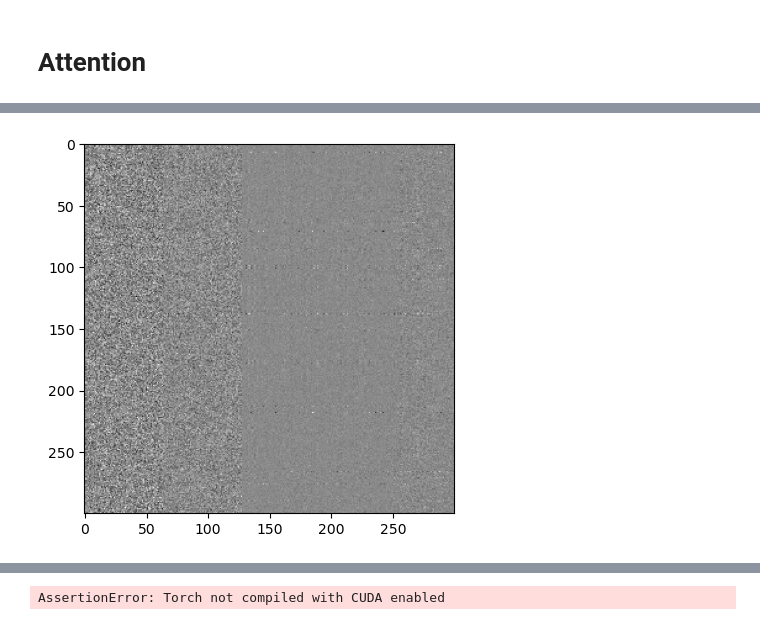
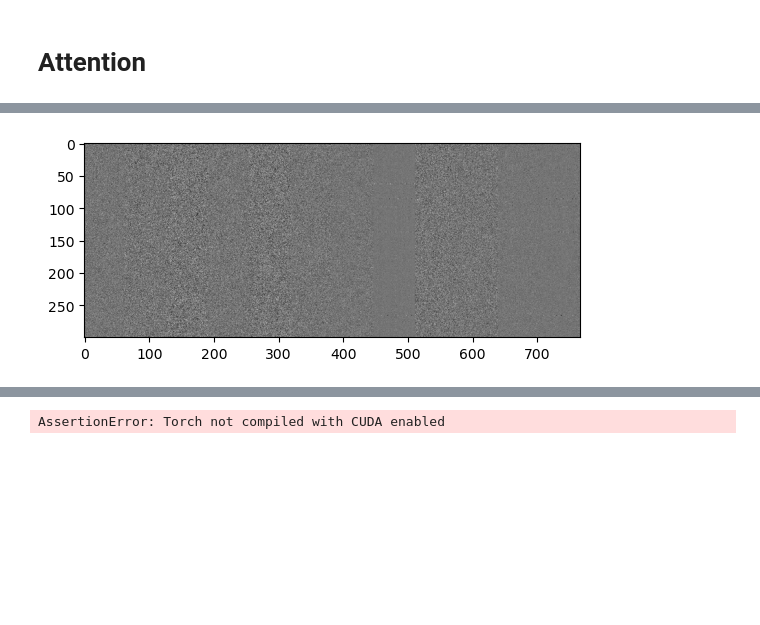
Before and after one commit to Physics-Lee/build-nanogpt, a Jupyter notebook: play.ipynb, the cells around one changed output, grey strips where cells are left out. Cells and saved outputs as stored; diff of their text form; code cells hidden in the pictures; blank space fills up the shorter version.

Commit message:
plot QKV

```diff
--- a/play.ipynb
+++ b/play.ipynb
@@ -411,10 +822,10 @@ plt.show()
 # %%
-test = sd_hf["transformer.h.1.attn.c_attn.weight"]
-plt.imshow(test[:300,:300], cmap="gray")
+QKV = sd_hf["transformer.h.2.attn.c_attn.weight"]
+plt.imshow(QKV[:300,:767], cmap="gray")
 
 # save the fig
 plt.savefig("attention_weights.png")
 
 plt.show()
 # %% [output]
-[figure, old version]
+[figure, new version]
```
Also changed, not shown: parts of 36 cells of this notebook, 3 other files.
